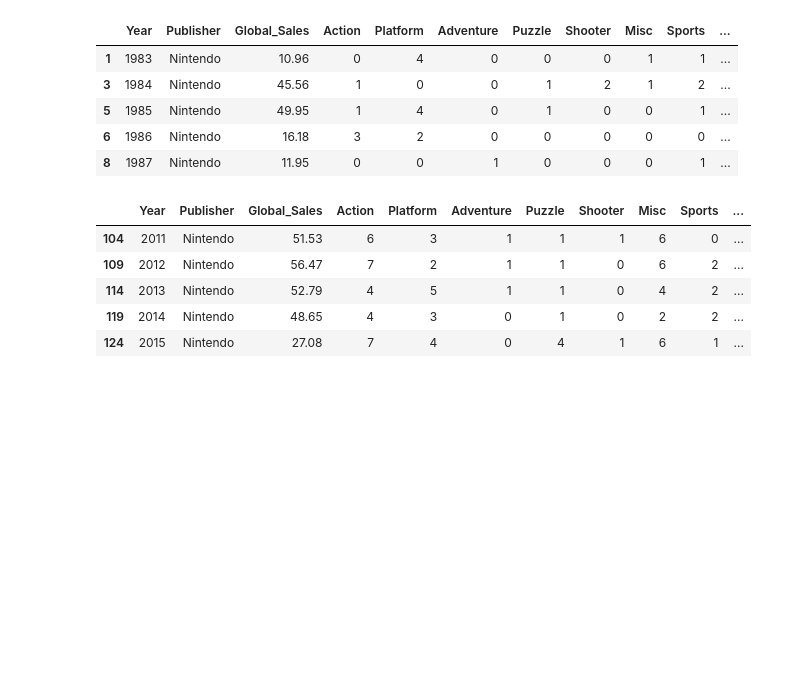
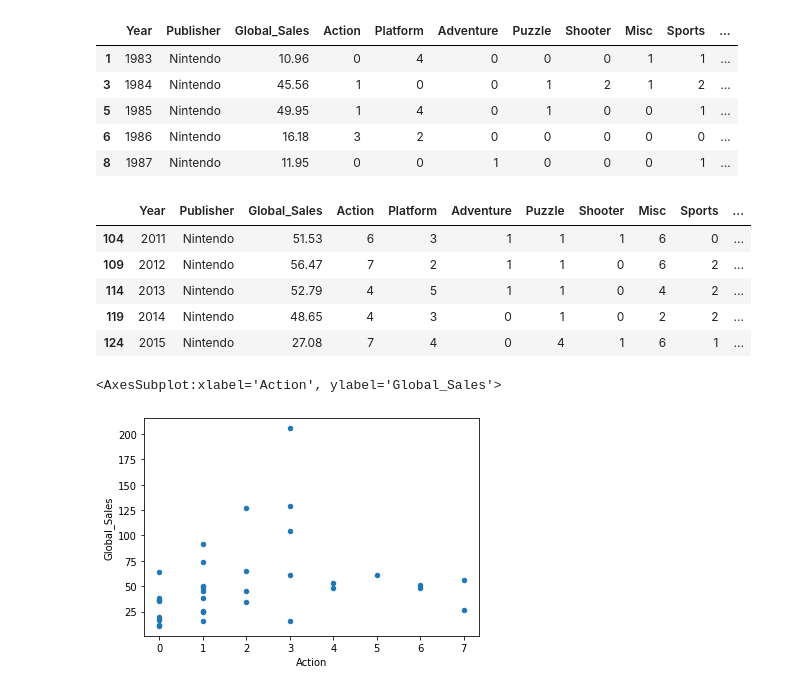
Before and after one commit to bcalvario/PruebaMachineLearning, a Jupyter notebook: Ejercicio1.ipynb, the cells around one changed output. Drawn from its saved outputs; the diff is of its cells as text; code cells hidden in the pictures; blank space fills up the shorter version.

```diff
--- a/Ejercicio1.ipynb
+++ b/Ejercicio1.ipynb
@@ -45,0 +70,5 @@ subdf.tail()
+# %%
+subdf.plot.scatter(x='Action', y='Global_Sales')
+# %% [output]
+<AxesSubplot:xlabel='Action', ylabel='Global_Sales'>
+[figure, added]
```
Also changed, not shown: parts of 25 cells of this notebook.
